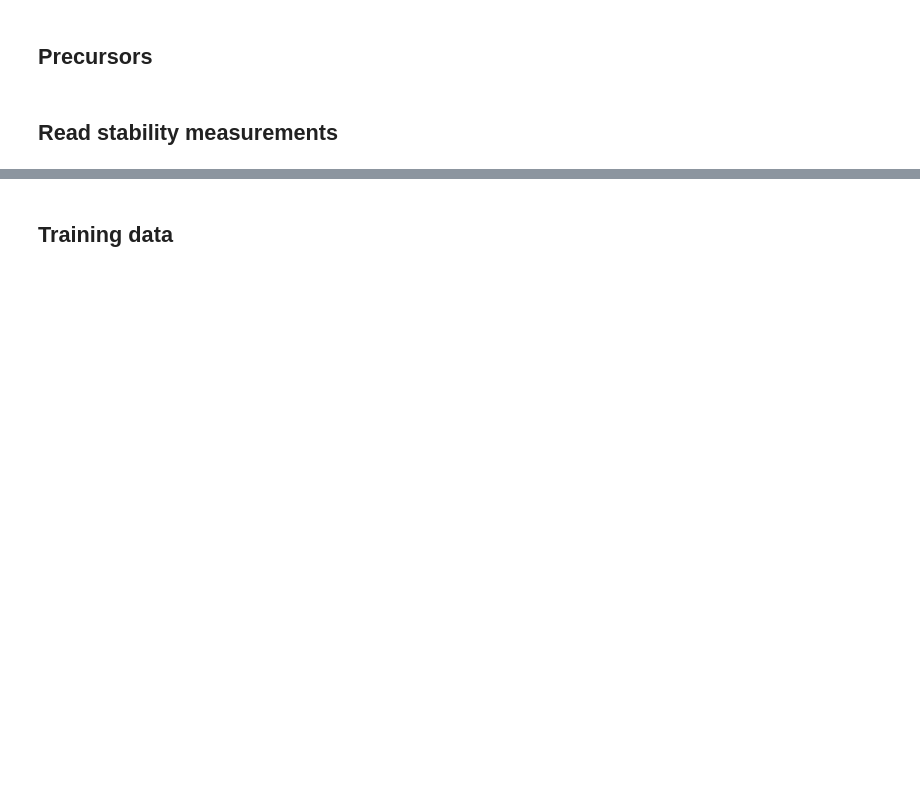
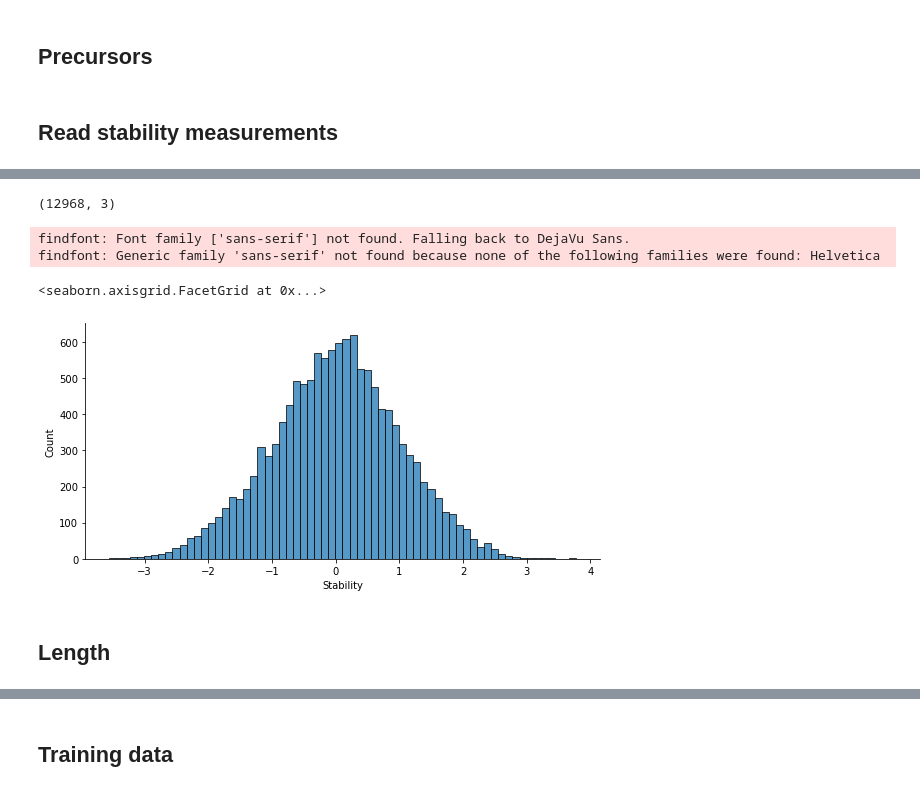
Before and after one commit to calico/basenji, a Jupyter notebook: jupyter/saluki_data.ipynb, the cells around one changed output, grey strips where cells are left out. Cells and saved outputs as stored; diff of their text form; code cells hidden in the pictures; blank space fills up the shorter version.

Commit message:
update saluki data

```diff
--- a/jupyter/saluki_data.ipynb
+++ b/jupyter/saluki_data.ipynb
@@ -52,6 +39,5 @@ def gtf_kv(s):
 # %%
 def trim_dot(gene_id):
-    """Trim the .xyz suffix from a GENCODE gene_id."""
     dot_i = gene_id.find('.')
     if dot_i != -1:
         gene_id = gene_id[:dot_i]
@@ -343,0 +151,30 @@ full_len_t, np.log2(full_len_t), (stability_df.Length<full_len_t).mean()
+# %%
+########################################################
+# read gene data
+
+# open genes GTF
+genes_gtf = pygene.GTF(genes_gtf_file)
+
+# open genome FASTA
+genome_open = pysam.Fastafile(genome_fasta_file)
+
+# initialize dicts
+gene_seq1 = {}
+# gene_names = {}
+
+for gene_id, gene in genes_gtf.genes.items():
+    # choose top transcript
+    score_transcripts = [(tx.kv['saluki_score'],tx_id,tx) for tx_id, tx in gene.transcripts.items()]
+    _, tx_id, tx = sorted(score_transcripts)[-1]
+
+    # one hot encode
+    tx_seq1 = rna_1hot_splice(tx, genome_open)
+
+    # check coding
+    valid_coding = (tx_seq1[:,-2].sum() > 0)
+
+    # save
+    if valid_coding:
+        gene_id = trim_dot(gene_id)
+        gene_seq1[gene_id] = tx_seq1
+        # gene_names[gene_id] = tx.kv['gene_name']
@@ -343,0 +199,5 @@ full_len_t, np.log2(full_len_t), (stability_df.Length<full_len_t).mean()
+# %%
+# filter genes
+
+gene_mask = np.array([gene_id in gene_seq1 for gene_id in stability_df.Gene])
+gene_mask.sum(), gene_mask.mean()
@@ -343,0 +223,16 @@ full_len_t, np.log2(full_len_t), (stability_df.Length<full_len_t).mean()
+# %%
+# filter genes
+
+stability_df = stability_df[gene_mask].copy()
+stability_df.shape
+# %% [output]
+(12968, 3)
+# %%
+sns.displot(stability_df.Stability, aspect=2, height=4)
+# %% [output]
+findfont: Font family ['sans-serif'] not found. Falling back to DejaVu Sans.
+findfont: Generic family 'sans-serif' not found because none of the following families were found: Helvetica
+<seaborn.axisgrid.FacetGrid at 0x...>
+[figure, added]
+# %% [markdown]
+## Length
```
Also changed, not shown: parts of 52 cells of this notebook.
